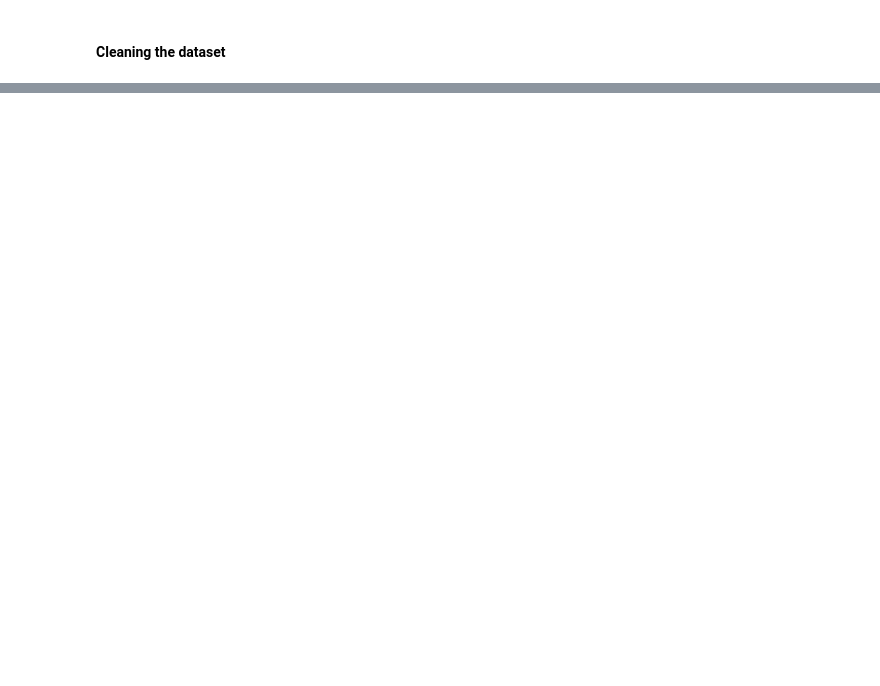
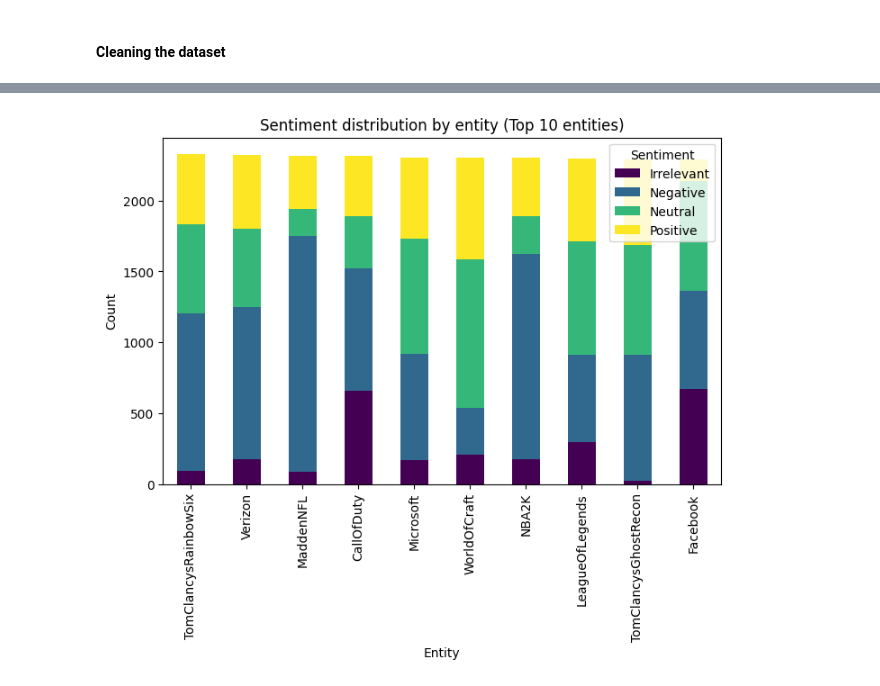
Before and after one commit to naty88/tweets_sentiment_classification, a Jupyter notebook: notebooks/EDA_analysis.ipynb, the cells around one changed output, grey strips where cells are left out. Cells and saved outputs as stored; diff of their text form; code cells hidden in the pictures; blank space fills up the shorter version.

```diff
--- a/notebooks/EDA_analysis.ipynb
+++ b/notebooks/EDA_analysis.ipynb
@@ -24,0 +118,5 @@ df.head(5)
+# %%
+# Entity Analysis (Entity Sentiment Distribution)
+# Group by entity and sentiment to get the count of each sentiment per entity
+entity_sentiment_distribution = df.groupby(['Entity', 'Sentiment']).size().unstack().fillna(0)
+entity_sentiment_distribution
@@ -24,0 +142,5 @@ df.head(5)
+# %%
+# Plotting entity sentiment distribution for top entities
+top_entities = df['Entity'].value_counts().index[:10]
+entity_sentiment_distribution_top = entity_sentiment_distribution.loc[top_entities]
+entity_sentiment_distribution_top
@@ -24,0 +160,10 @@ df.head(5)
+# %%
+# Plotting the distribution
+entity_sentiment_distribution_top.plot(kind='bar', stacked=True, figsize=(8, 5), colormap='viridis')
+plt.title('Sentiment distribution by entity (Top 10 entities)')
+plt.xlabel('Entity')
+plt.ylabel('Count')
+plt.legend(title='Sentiment', loc='best')
+plt.show()
+# %% [output]
+[figure, added]
```
Also changed, not shown: parts of 22 cells of this notebook.
